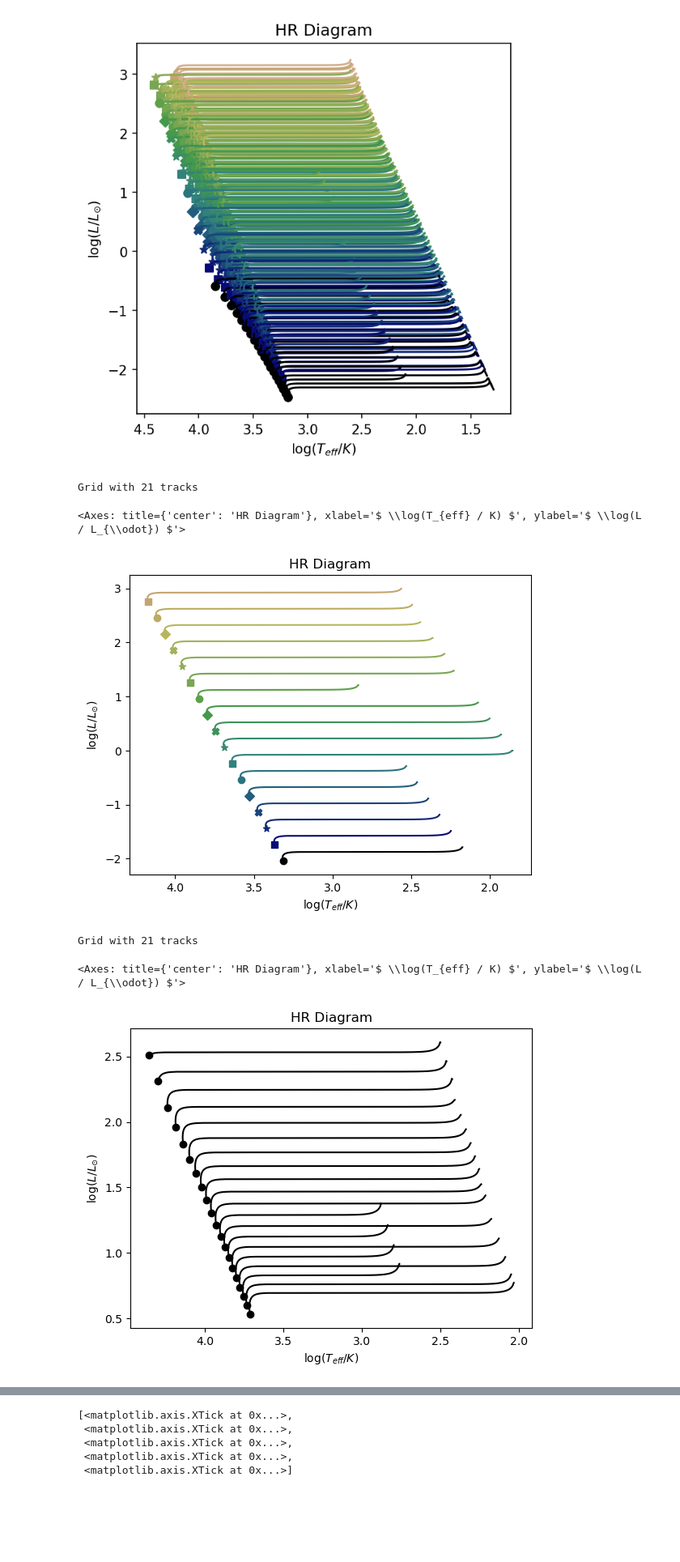
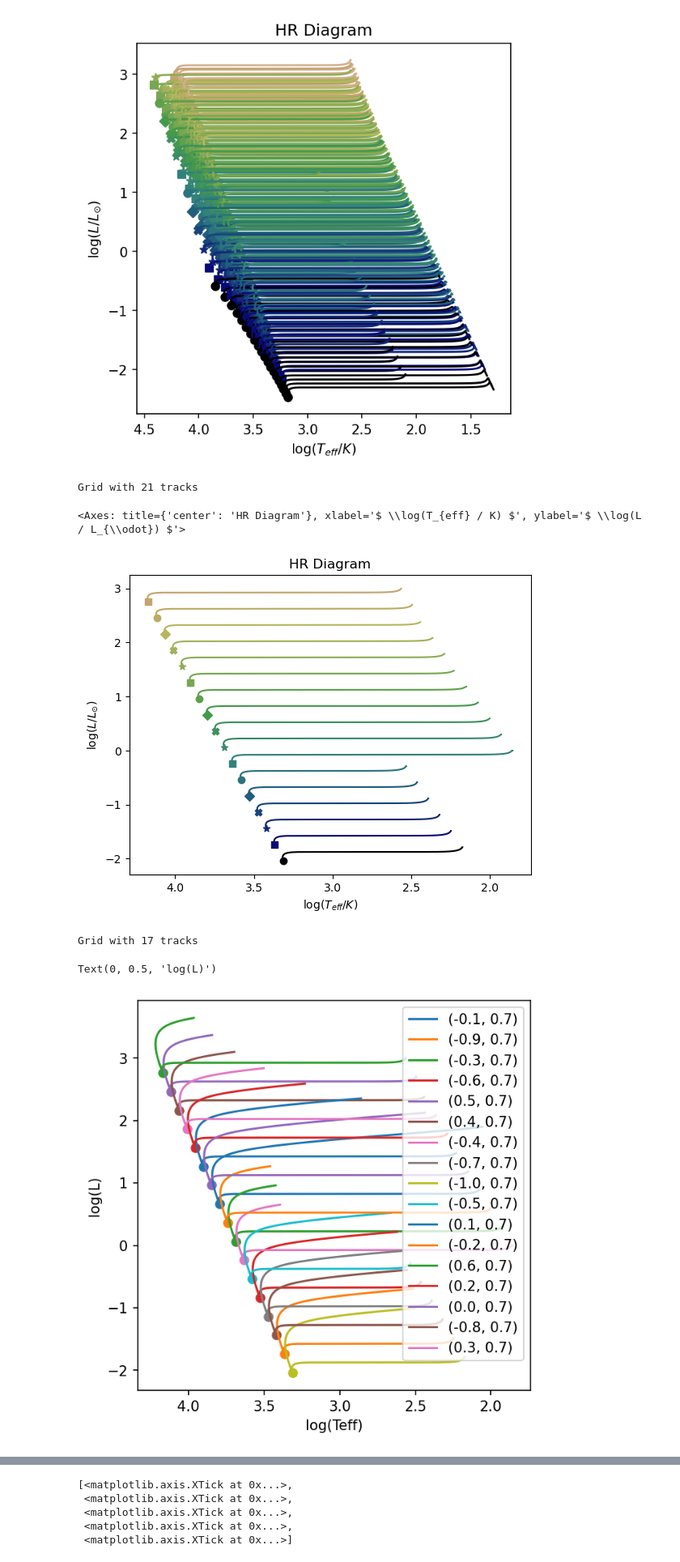
Before and after one commit to Jems-jl/Jems.jl, a Jupyter notebook: HomologyTesting/plots3 without Prad.ipynb, the cells around one changed output, grey strips where cells are left out. Shown at 81% size. Cells and saved outputs as stored; diff of their text form; code cells hidden in the pictures; blank space fills up the shorter version.

```diff
--- a/HomologyTesting/plots3 without Prad.ipynb
+++ b/HomologyTesting/plots3 without Prad.ipynb
@@ -103,6 +103,8 @@ class Grid:
         return Grid([track for track in self.tracks if logM_lo <= track.logM <= logM_hi and X_lo <= track.X <= X_hi])
     def generate_cut_grid_µ(self, µ_lo, µ_hi):
         return Grid([track for track in self.tracks if µ_lo <= track.µ <= µ_hi])
+    def generate_custom_grid(self, logMs, Xs):
+        return Grid([track for track in self.tracks if np.round(track.logM,1) in logMs and np.round(track.X,1) in Xs])
     def collapse_grid_logM(self, logM):
         return Grid([track for track in self.tracks if track.logM == logM])
     def collapse_grid_X(self, X):
@@ -184,13 +187,22 @@ totalGrid.collapse_grid_X(0.7).plot_HRD_PMS()
 # %% [output]
 Grid with 21 tracks
 <Axes: title={'center': 'HR Diagram'}, xlabel='$ \\log(T_{eff} / K) $', ylabel='$ \\log(L / L_{\\odot}) $'>
-[figure, old version]
+[figure, new version]
-# %%
-totalGrid.collapse_grid_logM(0.0).plot_HRD_PMS()
-# %% [output]
-Grid with 21 tracks
-<Axes: title={'center': 'HR Diagram'}, xlabel='$ \\log(T_{eff} / K) $', ylabel='$ \\log(L / L_{\\odot}) $'>
-[figure, removed]
+# %%
+mygrid = goodGrid.collapse_grid_X(0.7)
+fig, ax = plt.subplots(1,1, figsize=(5,5),dpi=150)
+for track in mygrid.tracks:
+    ax.plot(np.log10(track.history.T_surf), np.log10(track.history.L_surf), label=track.get_gridpoint())
+    if track.ZAMS_index != None:
+        ax.scatter(np.log10(track.history.T_surf[track.ZAMS_index]), np.log10(track.history.L_surf[track.ZAMS_index]))
+ax.invert_xaxis()
+ax.legend()
+ax.set_xlabel('log(Teff)')
+ax.set_ylabel('log(L)')
+# %% [output]
+Grid with 17 tracks
+Text(0, 0.5, 'log(L)')
+[figure, added]
 # %%
 #%matplotlib widget
 #make a 3D plot
```
Also changed, not shown: parts of 6 cells of this notebook, 1 other file.
